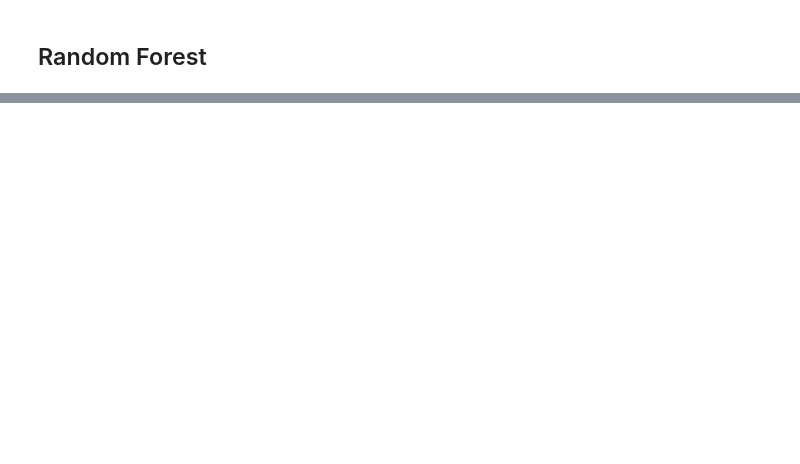
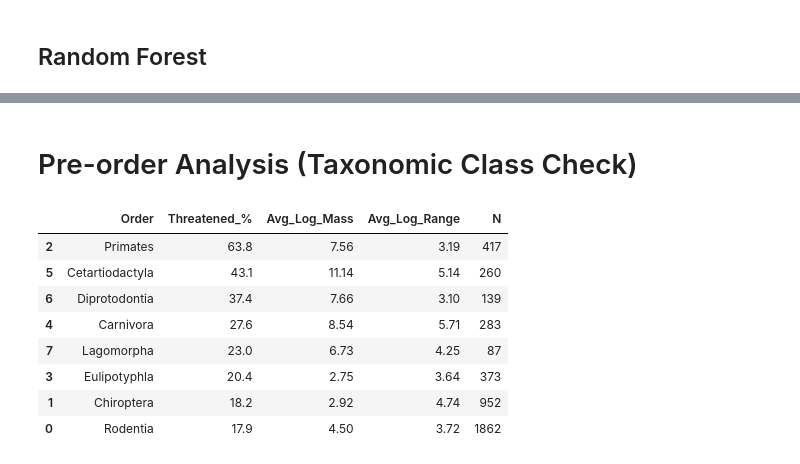
Before and after one commit to Kacper484/Architektura-aplikacji-w-Pythonie, a Jupyter notebook: Projekt Zal/Projekt_ML_Kacper_Kaszuba.ipynb, the cells around one changed output, grey strips where cells are left out. Cells and saved outputs as stored; diff of their text form; code cells hidden in the pictures; blank space fills up the shorter version.

```diff
--- a/Projekt Zal/Projekt_ML_Kacper_Kaszuba.ipynb
+++ b/Projekt Zal/Projekt_ML_Kacper_Kaszuba.ipynb
@@ -651,0 +947,30 @@ ROC-AUC: 0.916
+# %% [markdown]
+# Pre-order Analysis (Taxonomic Class Check)
+# %%
+top_orders = trait_merged['Order.1.2'].value_counts().head(8).index
+results=[]
+for order in top_orders:
+  subset = trait_merged[trait_merged['Order.1.2'] == order]
+  threatened_pct = subset['Threatened'].mean() * 100
+  avg_mass = subset['Log.Mass'].mean()
+  avg_range = subset['Log.Range.Current'].mean()
+  results.append({
+      'Order': order,
+      'Threatened_%': round(threatened_pct, 1),
+      'Avg_Log_Mass': round(avg_mass, 2),
+      'Avg_Log_Range  ': round(avg_range, 2),
+      'N': len(subset)
+  })
+
+order_df = pd.DataFrame(results).sort_values('Threatened_%', ascending=False)
+display(order_df)
+# %% [output]
+|  | Order | Threatened_% | Avg_Log_Mass | Avg_Log_Range | N |
+| 2 | Primates | 63.8 | 7.56 | 3.19 | 417 |
+| 5 | Cetartiodactyla | 43.1 | 11.14 | 5.14 | 260 |
+| 6 | Diprotodontia | 37.4 | 7.66 | 3.10 | 139 |
+| 4 | Carnivora | 27.6 | 8.54 | 5.71 | 283 |
+| 7 | Lagomorpha | 23.0 | 6.73 | 4.25 | 87 |
+| 3 | Eulipotyphla | 20.4 | 2.75 | 3.64 | 373 |
+| 1 | Chiroptera | 18.2 | 2.92 | 4.74 | 952 |
+| 0 | Rodentia | 17.9 | 4.50 | 3.72 | 1862 |
```
Also changed, not shown: parts of 24 cells of this notebook.
